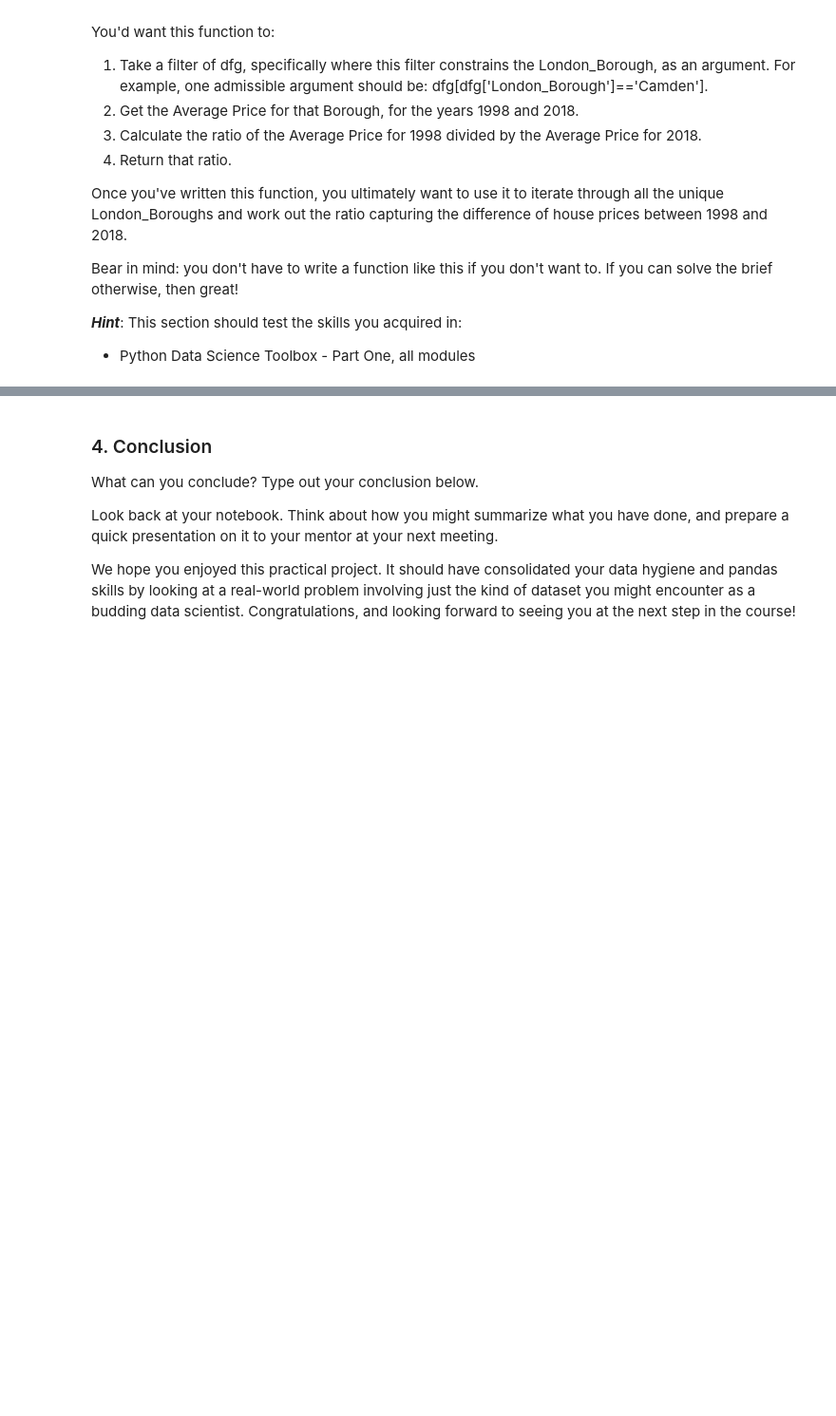
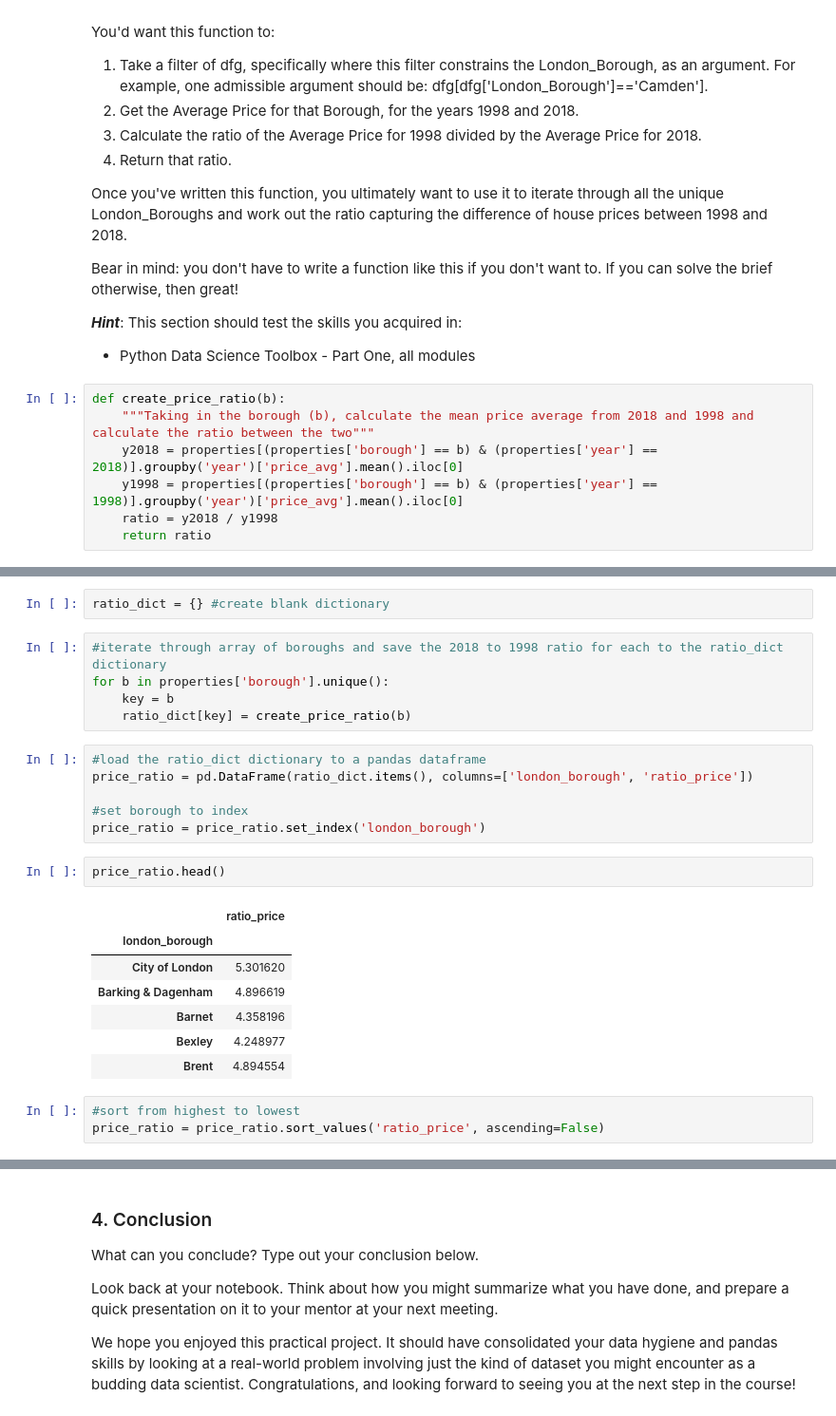
Before and after one commit to BrettlyCD/london-housing, a Jupyter notebook: london_housing.ipynb, the cells around one changed output, grey strips where cells are left out. Shown at 95% size. Saved outputs shown, nothing was run; the diff lists cells and outputs as text; blank space fills up the shorter version.

```diff
--- a/london_housing.ipynb
+++ b/london_housing.ipynb
@@ -305,3 +305,10 @@ Bear in mind: you don't have to write a function like this if you don't want to.
 
 ***Hint***: This section should test the skills you acquired in:
 - Python Data Science Toolbox - Part One, all modules
+# %%
+def create_price_ratio(b):
+    """Taking in the borough (b), calculate the mean price average from 2018 and 1998 and calculate the ratio between the two"""
+    y2018 = properties[(properties['borough'] == b) & (properties['year'] == 2018)].groupby('year')['price_avg'].mean().iloc[0]
+    y1998 = properties[(properties['borough'] == b) & (properties['year'] == 1998)].groupby('year')['price_avg'].mean().iloc[0]
+    ratio = y2018 / y1998
+    return ratio
@@ -307,0 +329,26 @@ Bear in mind: you don't have to write a function like this if you don't want to.
+# %%
+ratio_dict = {} #create blank dictionary
+# %%
+#iterate through array of boroughs and save the 2018 to 1998 ratio for each to the ratio_dict dictionary
+for b in properties['borough'].unique():
+    key = b
+    ratio_dict[key] = create_price_ratio(b)
+# %%
+#load the ratio_dict dictionary to a pandas dataframe
+price_ratio = pd.DataFrame(ratio_dict.items(), columns=['london_borough', 'ratio_price'])
+
+#set borough to index
+price_ratio = price_ratio.set_index('london_borough')
+# %%
+price_ratio.head()
+# %% [output]
+|  | ratio_price |
+| london_borough |  |
+| City of London | 5.301620 |
+| Barking & Dagenham | 4.896619 |
+| Barnet | 4.358196 |
+| Bexley | 4.248977 |
+| Brent | 4.894554 |
+# %%
+#sort from highest to lowest
+price_ratio = price_ratio.sort_values('ratio_price', ascending=False)
```
Also changed, not shown: parts of 2 cells of this notebook.
